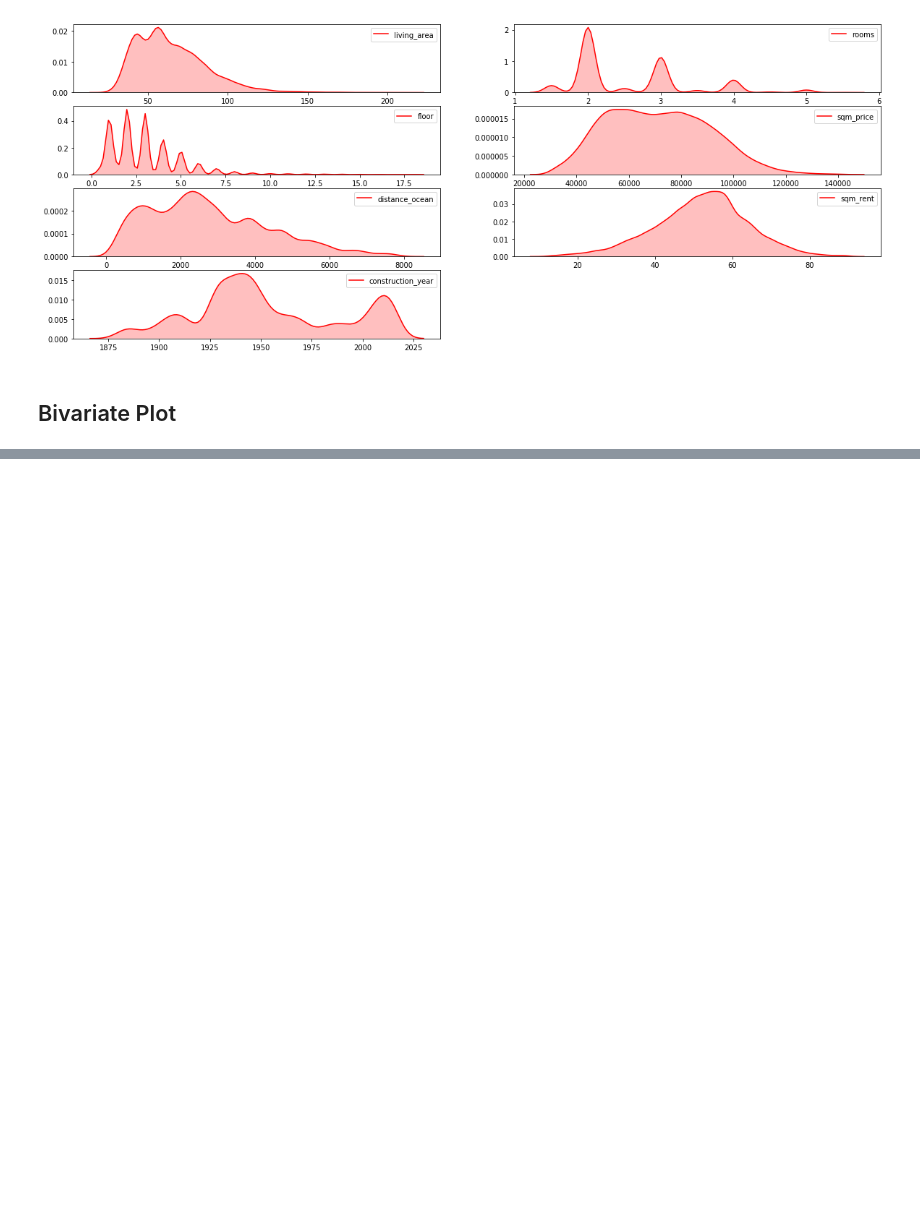
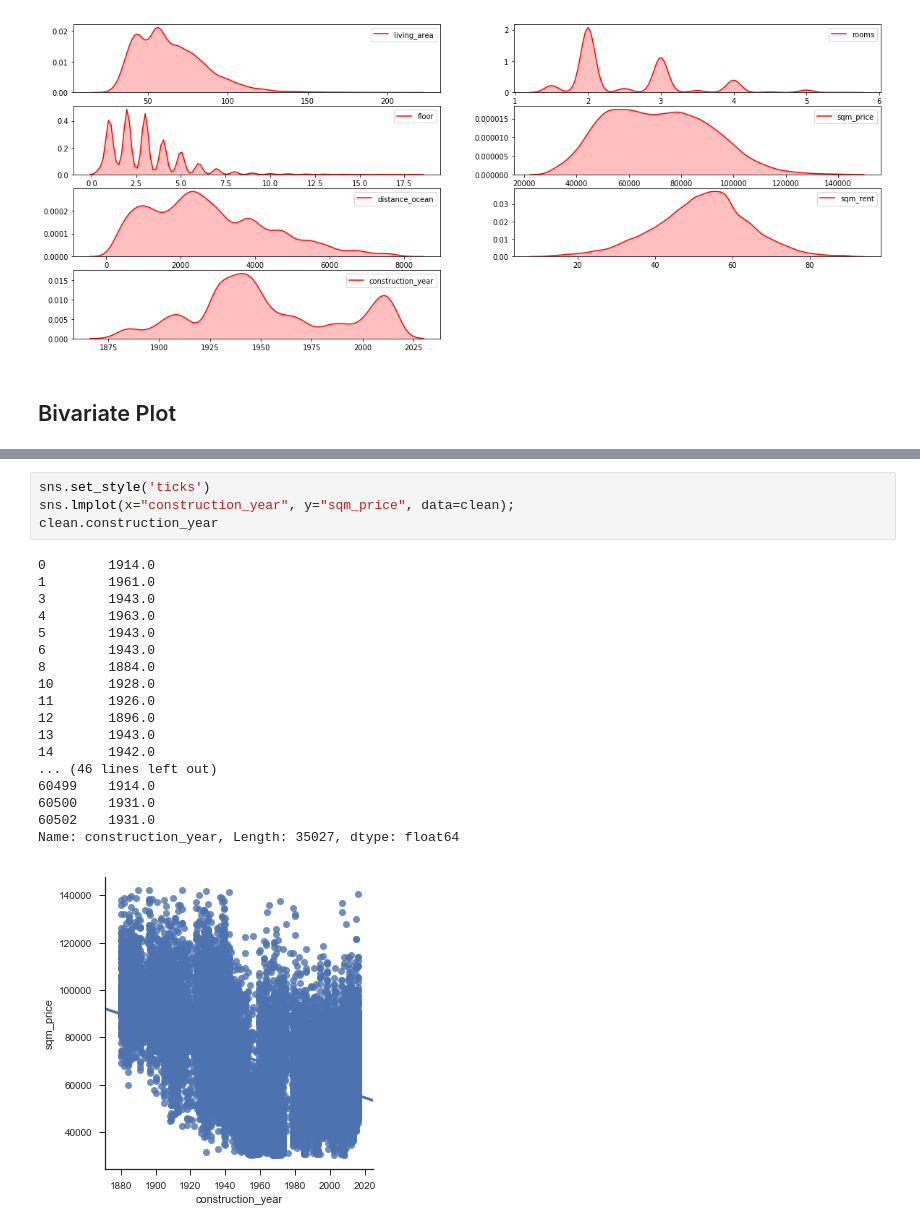
Before and after one commit to filipclaesson/jupyter_apt_analysis, a Jupyter notebook: ggplot_test.ipynb, the cells around one changed output, grey strips where cells are left out. Saved outputs shown, nothing was run; the diff lists cells and outputs as text; blank space fills up the shorter version.

```diff
--- a/ggplot_test.ipynb
+++ b/ggplot_test.ipynb
@@ -74,0 +93,23 @@ plt.show()
+# %%
+sns.set_style('ticks')
+sns.lmplot(x="construction_year", y="sqm_price", data=clean);
+clean.construction_year
+# %% [output]
+0        1914.0
+1        1961.0
+3        1943.0
+4        1963.0
+5        1943.0
+6        1943.0
+8        1884.0
+10       1928.0
+11       1926.0
+12       1896.0
+13       1943.0
+14       1942.0
+... (46 lines left out)
+60499    1914.0
+60500    1931.0
+60502    1931.0
+Name: construction_year, Length: 35027, dtype: float64
+[figure, added]
```
Also changed, not shown: parts of 2 cells of this notebook, 1 other file.
